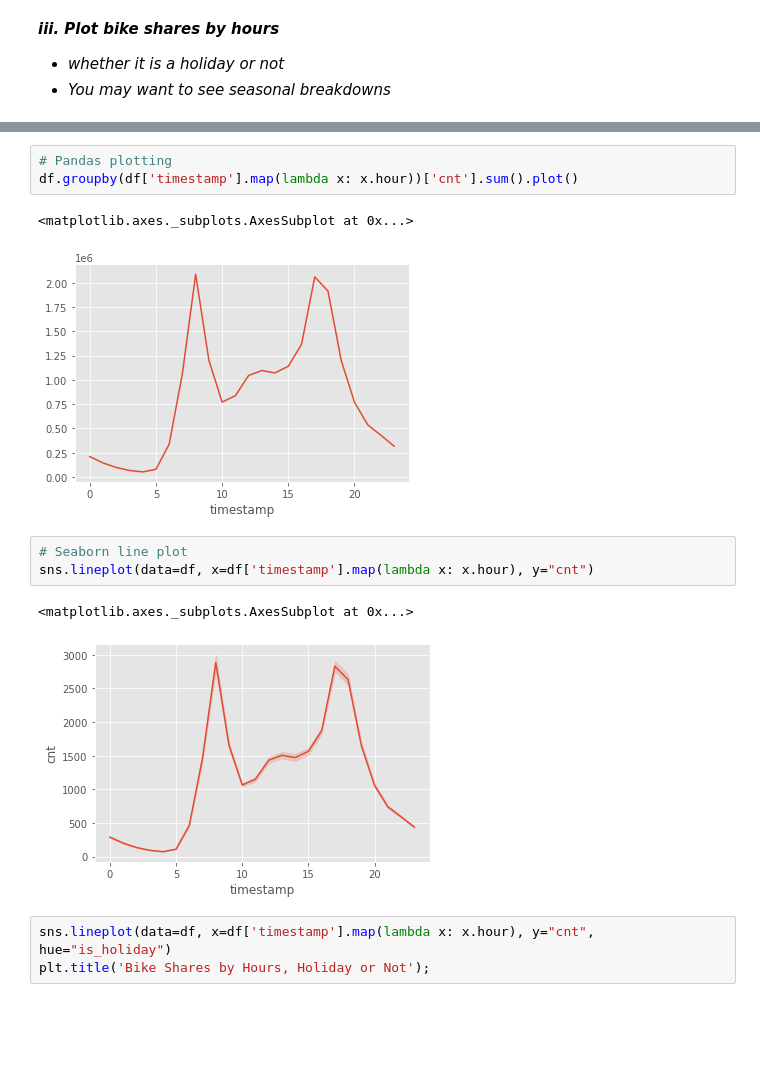
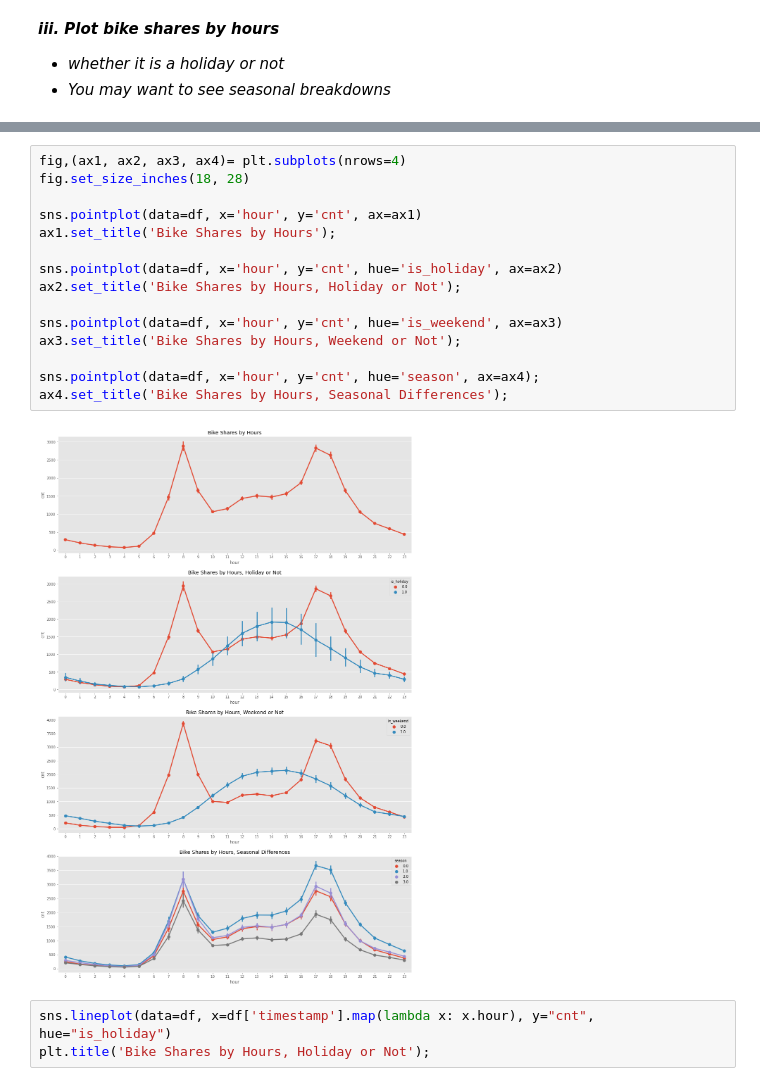
Before and after one commit to smeteo/Data_Science_and_Machine_Learning, a Jupyter notebook: 8._Capstone_Projects/Project_3_Demand_Prediction/Demand_Prediction_Capstone_3.ipynb, the cells around one changed output, grey strips where cells are left out. Saved outputs shown, nothing was run; the diff lists cells and outputs as text; blank space fills up the shorter version.

```diff
--- a/8._Capstone_Projects/Project_3_Demand_Prediction/Demand_Prediction_Capstone_3.ipynb
+++ b/8._Capstone_Projects/Project_3_Demand_Prediction/Demand_Prediction_Capstone_3.ipynb
@@ -269,15 +260,20 @@ df.head()
-# %%
-# Pandas plotting
-df.groupby(df['timestamp'].map(lambda x: x.hour))['cnt'].sum().plot()
-# %% [output]
-<matplotlib.axes._subplots.AxesSubplot at 0x...>
-[figure, removed]
-# %%
-# Seaborn line plot
-sns.lineplot(data=df, x=df['timestamp'].map(lambda x: x.hour), y="cnt")
-# %% [output]
-<matplotlib.axes._subplots.AxesSubplot at 0x...>
-[figure, removed]
+# %%
+fig,(ax1, ax2, ax3, ax4)= plt.subplots(nrows=4)
+fig.set_size_inches(18, 28)
+
+sns.pointplot(data=df, x='hour', y='cnt', ax=ax1)
+ax1.set_title('Bike Shares by Hours');
+
+sns.pointplot(data=df, x='hour', y='cnt', hue='is_holiday', ax=ax2)
+ax2.set_title('Bike Shares by Hours, Holiday or Not');
+
+sns.pointplot(data=df, x='hour', y='cnt', hue='is_weekend', ax=ax3)
+ax3.set_title('Bike Shares by Hours, Weekend or Not');
+
+sns.pointplot(data=df, x='hour', y='cnt', hue='season', ax=ax4);
+ax4.set_title('Bike Shares by Hours, Seasonal Differences');
+# %% [output]
+[figure, added]
 # %%
 sns.lineplot(data=df, x=df['timestamp'].map(lambda x: x.hour), y="cnt", hue="is_holiday")
 plt.title('Bike Shares by Hours, Holiday or Not');
```
Also changed, not shown: parts of 3 cells of this notebook.
